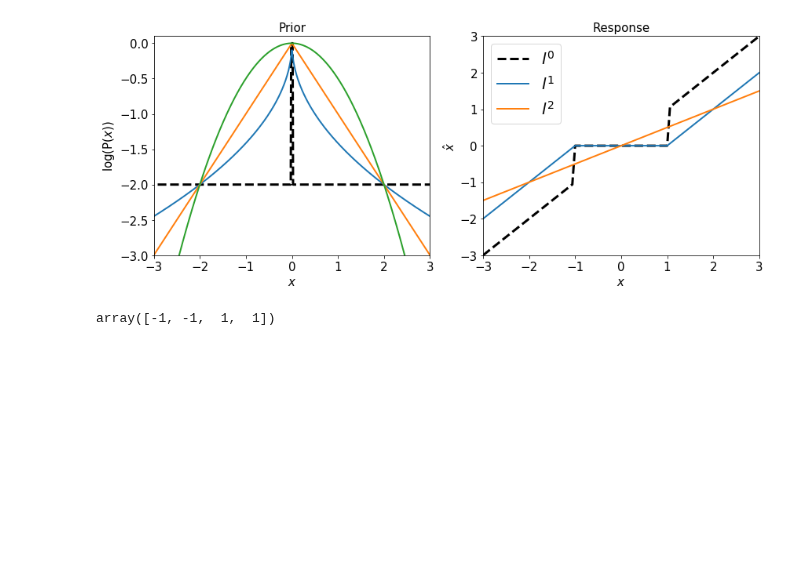
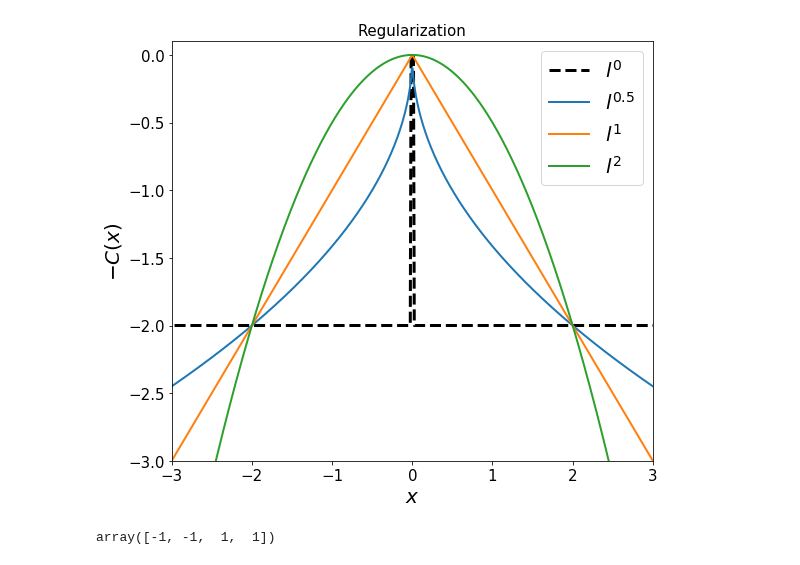
Before and after one commit to mr-superonion/splinv, a Jupyter notebook: notebook/process3D/0-1-Prior.ipynb, the cells around one changed output. Saved outputs shown, nothing was run; the diff lists cells and outputs as text; code cells hidden in the pictures; blank space fills up the shorter version.

```diff
--- a/notebook/process3D/0-1-Prior.ipynb
+++ b/notebook/process3D/0-1-Prior.ipynb
@@ -37,39 +20,25 @@ Populating the interactive namespace from numpy and matplotlib
 # %%
 plt.close()
-fig=plt.figure(figsize=(12,5))
-ax=fig.add_subplot(1,2,1)
-ax.set_title('Prior',fontsize=15)
+fig=plt.figure(figsize=(8,7))
+ax=fig.add_subplot(1,1,1)
+ax.set_title('Regularization',fontsize=15)
 x=np.linspace(-5,5,1000)
 y0=np.ones(len(x))*-2
 ind=np.where(np.abs(x)<0.02)[0]
 y0[ind]=0.
-ax.plot(x,y0,c='black',ls='--',linewidth=3)
-ax.plot(x,-np.absolute(x)**0.5*np.sqrt(2))
-ax.plot(x,-np.absolute(x))
-ax.plot(x,-np.absolute(x)**2./2.)
+ax.plot(x,y0,c='black',ls='--',linewidth=3,label=r'$l^0$')
+ax.plot(x,-np.absolute(x)**0.5*np.sqrt(2),label=r'$l^{0.5}$')
+ax.plot(x,-np.absolute(x),label=r'$l^1$')
+ax.plot(x,-np.absolute(x)**2./2.,label=r'$l^2$')
 ax.set_xlim(-3,3.)
 ax.set_ylim(-3,0.1)
-ax.set_xlabel(r'$x$',fontsize=15)
-ax.set_ylabel(r'log(P($x$))',fontsize=15)
-ax=fig.add_subplot(1,2,2)
-ax.set_title('Response',fontsize=15)
-x=np.linspace(-3,3,100)
-y0=np.zeros(len(x))
-ind=np.where(np.abs(x)>1)[0]
-y0[ind]=np.sign(x[ind])*(np.absolute(x[ind]))
-ax.plot(x,y0,label=r'$l^0$',c='black',ls='--',linewidth=3)
-y=np.zeros(len(x))
-y[ind]=np.sign(x[ind])*(np.absolute(x[ind])-1)
-ax.plot(x,y,label=r'$l^1$')
-ax.plot(x,x/2.,label=r'$l^2$')
-ax.legend(fontsize=20)
-ax.set_xlim(-3,3.)
-ax.set_ylim(-3,3.)
-ax.set_xlabel(r'$x$',fontsize=15)
-ax.set_ylabel(r'$\hat{x}$',fontsize=15)
+ax.set_xlabel(r'$x$',fontsize=20)
+ax.set_ylabel(r'$-C(x)$',fontsize=20)
+plt.legend()
+
 plt.tight_layout()
 # %% [output]
-[figure, old version]
+[figure, new version]
 # %%
 np.sign([-5,-1,1,5])
 # %% [output]
```
Also changed, not shown: parts of 1 cell of this notebook, 1 other file.
